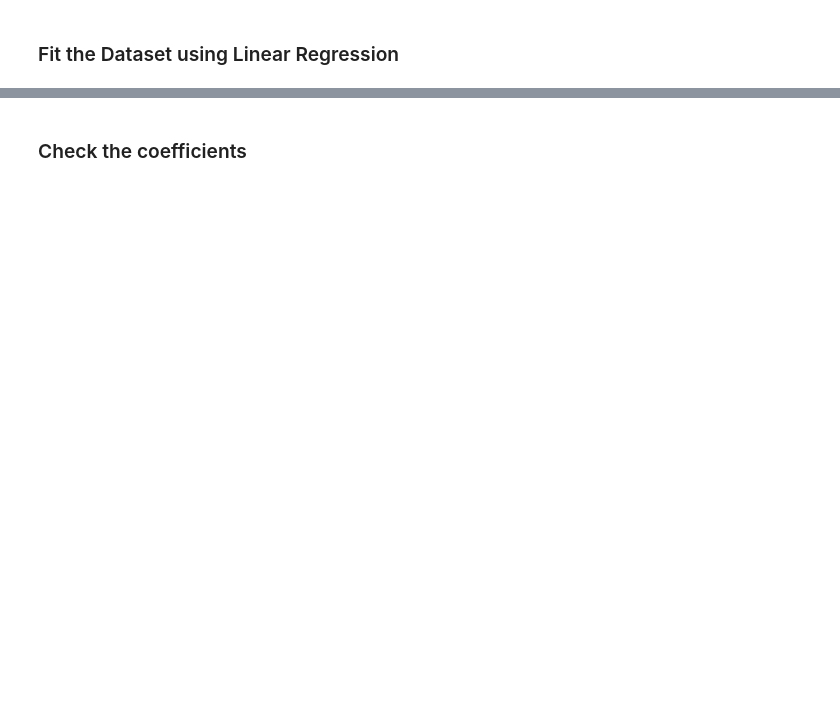
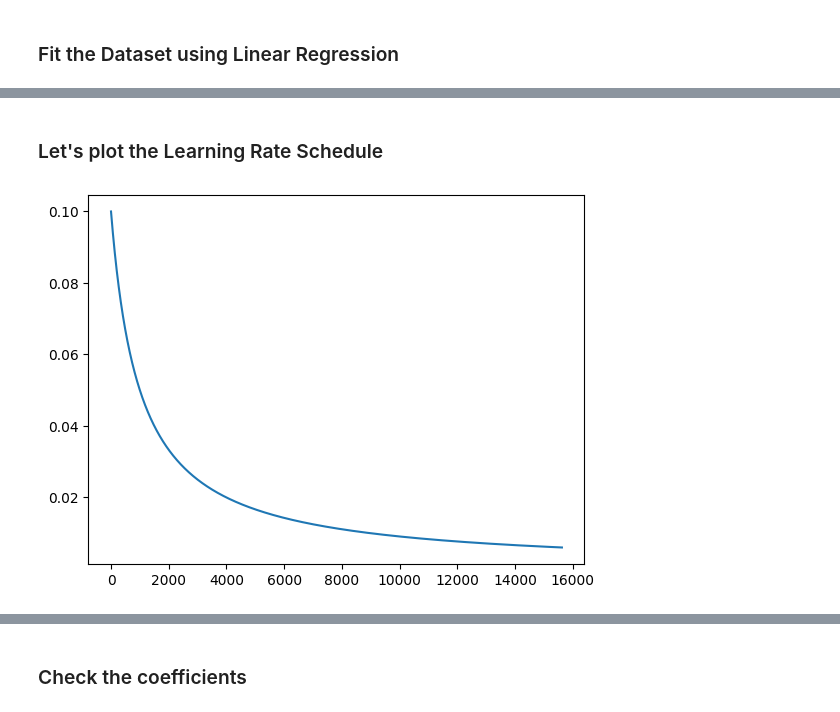
Before and after one commit to sachinprasadhs/AI-Concepts, a Jupyter notebook: Common Concepts/Linear Regression/linear_regression_from_scratch.ipynb, the cells around one changed output, grey strips where cells are left out. Cells and saved outputs as stored; diff of their text form; code cells hidden in the pictures; blank space fills up the shorter version.

Commit message:
implement batch gradient descent + learning rate scheduler

```diff
--- a/Common Concepts/Linear Regression/linear_regression_from_scratch.ipynb
+++ b/Common Concepts/Linear Regression/linear_regression_from_scratch.ipynb
@@ -37,9 +38,12 @@ import sklearn.metrics as skm
 # %% [markdown]
 ## Generate Random Dataset
 # %%
-num_samples = 1000
+seed = 32
+num_samples = 100000
 num_features = 5
-key = jax.random.PRNGKey(seed=42)
+
+
+key = jax.random.PRNGKey(seed=seed)
 # %%
 random_coeff = jax.random.randint(key, shape=[num_features], minval=-10, maxval=10)
 
@@ -236,7 +298,7 @@ class LinearRegression:
 # %% [markdown]
 ### Fit the Dataset using Linear Regression
 # %%
-lr = LinearRegression(key, lr=0.01, epochs=1000)
+lr = LinearRegression(key, lr=0.1, batch_size=32, epochs=5)
 # %%
 lr.fit(X, y)
 # %% [output]
@@ -252,0 +310,7 @@ Epoch 1000: Loss 1.0378226041793823
+# %% [markdown]
+### Let's plot the Learning Rate Schedule
+# %%
+sns.lineplot(lr.scheduler_progress)
+plt.show()
+# %% [output]
+[figure, added]
```
Also changed, not shown: parts of 20 cells of this notebook.
